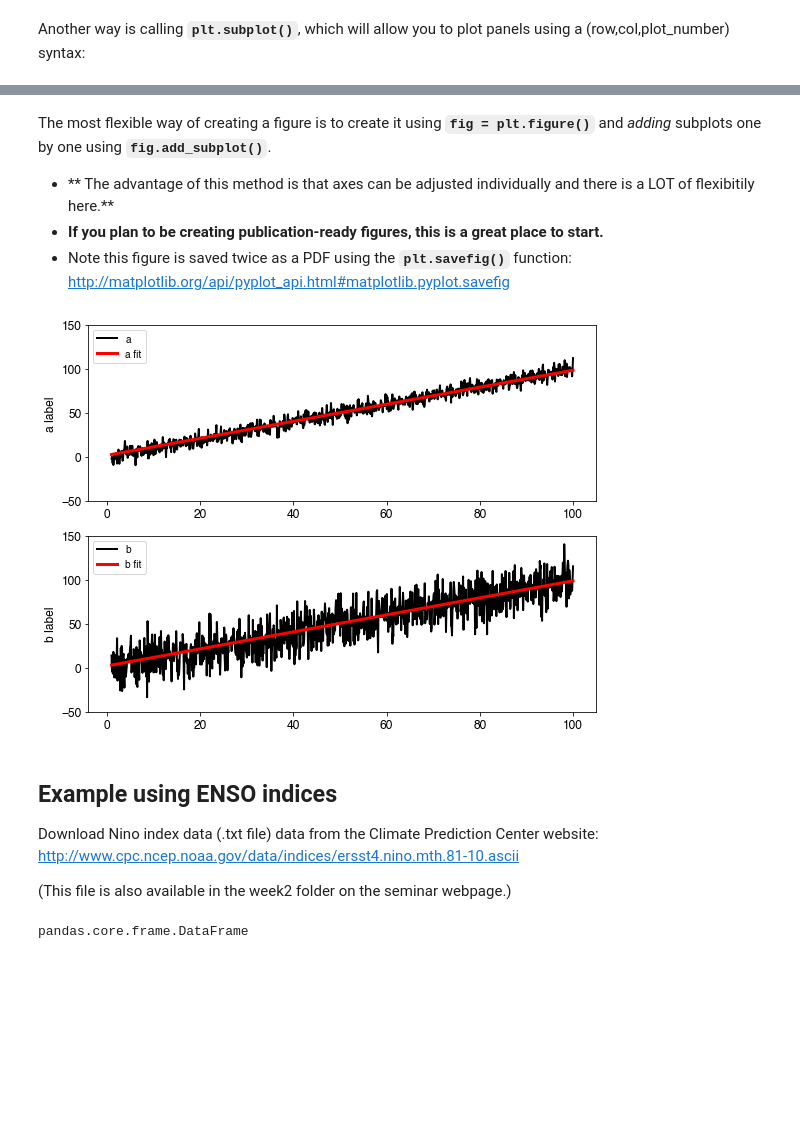
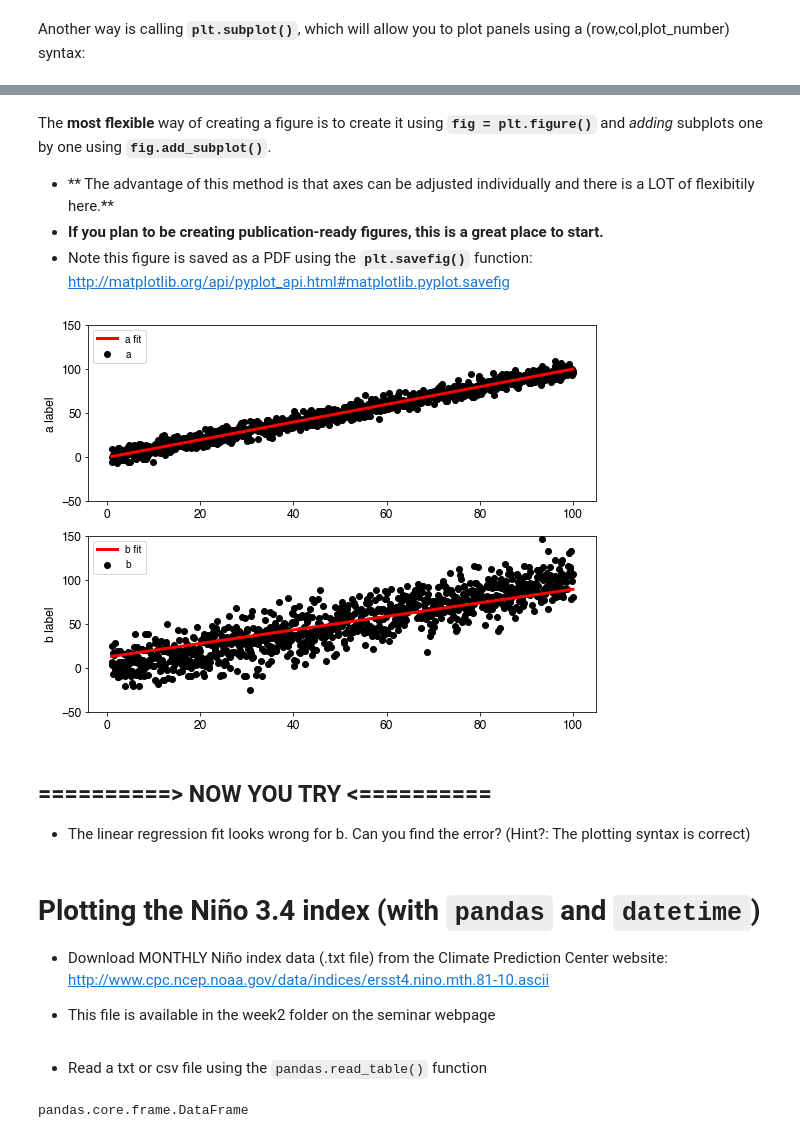
Before and after one commit to raspstephan/ESS-Python-Tutorial, a Jupyter notebook: materials/week2/3_scipy_matplotlib_pandas.ipynb, the cells around one changed output, grey strips where cells are left out. Drawn from its saved outputs; the diff is of its cells as text; code cells hidden in the pictures; blank space fills up the shorter version.

````diff
--- a/materials/week2/3_scipy_matplotlib_pandas.ipynb
+++ b/materials/week2/3_scipy_matplotlib_pandas.ipynb
@@ -75,5 +116,5 @@
 # %%
-a_slope, a_intercept, a_rval, a_pval, a_stderr = scipy.stats.linregress(a,xvals)
-b_slope, b_intercept, b_rval, b_pval, b_stderr = scipy.stats.linregress(a,xvals)
+a_slope, a_intercept, a_rval, a_pval, a_stderr = scipy.stats.linregress(xvals,a)
+b_slope, b_intercept, b_rval, b_pval, b_stderr = scipy.stats.linregress(b,xvals)
 print(a_slope, b_slope)
 # %% [output]
@@ -113,41 +154,47 @@ ax1.legend()
 # %% [markdown]
-The most flexible way of creating a figure is to create it using **```fig = plt.figure()```** and *adding* subplots one by one using **```fig.add_subplot()```**.
+The __most flexible__ way of creating a figure is to create it using **```fig = plt.figure()```** and *adding* subplots one by one using **```fig.add_subplot()```**.
 
 * ** The advantage of this method is that axes can be adjusted individually and there is a LOT of flexibitily here.**
 * **If you plan to be creating publication-ready figures, this is a great place to start.**
-* Note this figure is saved twice as a PDF using the **```plt.savefig()```** function:  http://matplotlib.org/api/pyplot_api.html#matplotlib.pyplot.savefig
+* Note this figure is saved as a PDF using the **```plt.savefig()```** function:  http://matplotlib.org/api/pyplot_api.html#matplotlib.pyplot.savefig
 # %%
 fig = plt.figure(figsize=(8,6)) # size is optional
 
 my_font_size = 12
 
 ax1 = fig.add_subplot(2,1,1) # (rows, cols, plot)
-ax1.plot(xvals, a, label='a', color='black', lw=2)
+ax1.scatter(xvals, a, label='a', color='black')
 ax1.plot(xvals, a_fit, color='red', label='a fit', lw=3)
 ax1.set_ylim(-50,150)
 ax1.set_ylabel('a label', fontsize = my_font_size)
 ax1.tick_params(labelsize = my_font_size)
 ax1.legend(loc=0)
 
 ax2 = fig.add_subplot(2,1,2)
-ax2.plot(xvals, b, label='b', color='black', lw=2)
+ax2.scatter(xvals, b, label='b', color='black')
 ax2.plot(xvals, b_fit, color='red', label='b fit', lw=3)
 ax2.set_ylim(-50,150)
 ax2.set_ylabel('b label', fontsize = my_font_size)
 ax2.tick_params(labelsize = my_font_size)
 ax2.legend(loc=0)
 
 plt.tight_layout() # helpful for stretching axes to the "figsize" chosen in line 1
 plt.savefig('ab_trends.pdf', transparent=True)
 # %% [output]
-[figure, old version]
+[figure, new version]
+# %% [markdown]
+## ==========> NOW YOU TRY <==========
+
+* The linear regression fit looks wrong for b.  Can you find the error?  (Hint?:  The plotting syntax is correct)
 # %% [markdown]
-## Example using ENSO indices
+# Plotting the Niño 3.4 index (with ```pandas``` and ```datetime```)
 
-Download Nino index data (.txt file) data from the Climate Prediction Center website:
+* Download MONTHLY Niño index data (.txt file) from the Climate Prediction Center website:
 http://www.cpc.ncep.noaa.gov/data/indices/ersst4.nino.mth.81-10.ascii
 
-(This file is also available in the week2 folder on the seminar webpage.)
+* This file is available in the week2 folder on the seminar webpage
+# %% [markdown]
+* Read a txt or csv file using the ```pandas.read_table()``` function
 # %%
 filename = 'ersst4.nino.mth.81-10.ascii.txt'
 data_file = pandas.read_table(filename, delim_whitespace=True)
````
Also changed, not shown: parts of 25 cells of this notebook, 4 other files.
